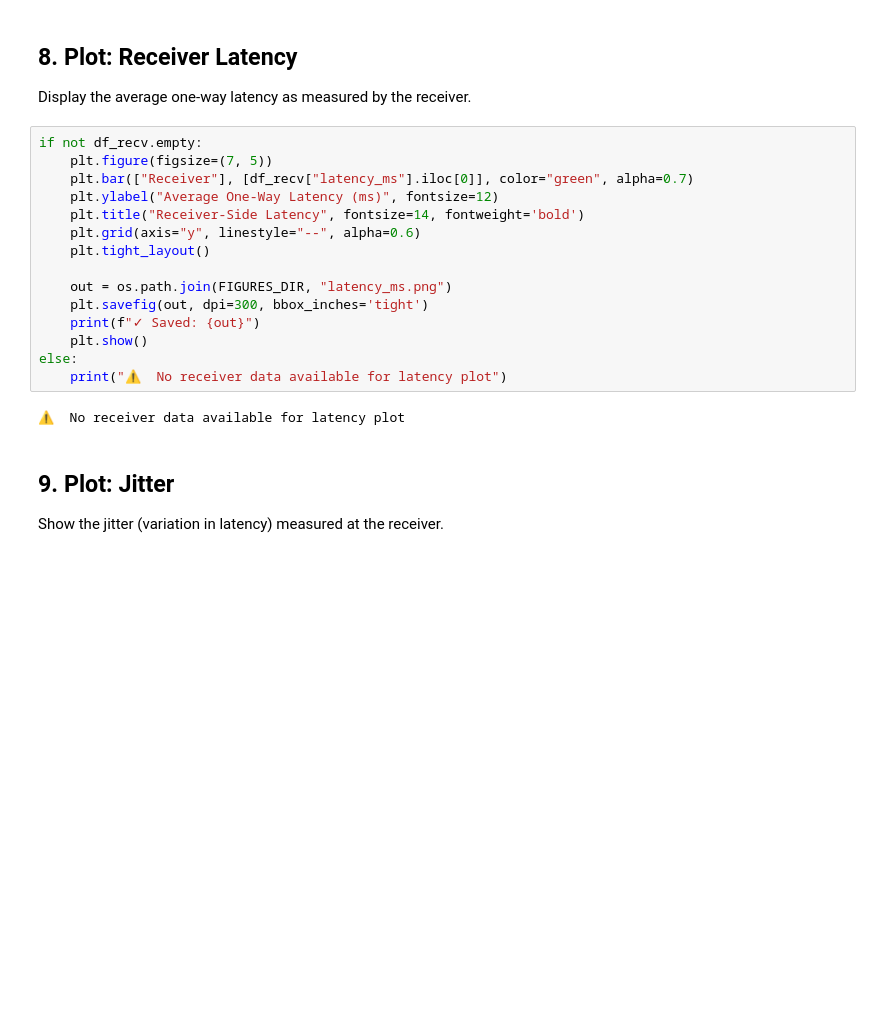
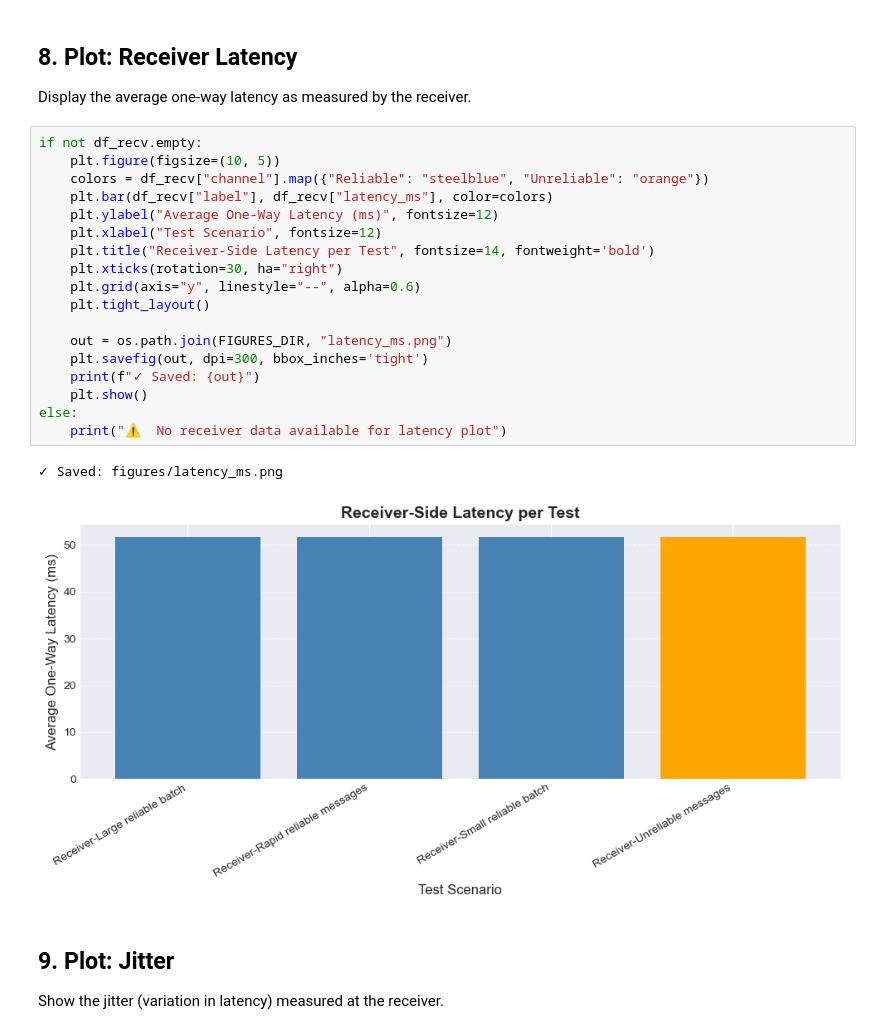
Before and after one commit to itstrueitstrueitsrealitsreal/AHTP, a Jupyter notebook: plot_metrics.ipynb, the cells around one changed output. Drawn from its saved outputs; the diff is of its cells as text; blank space fills up the shorter version.

```diff
--- a/plot_metrics.ipynb
+++ b/plot_metrics.ipynb
@@ -190,21 +212,25 @@ else:
 Display the average one-way latency as measured by the receiver.
 # %%
 if not df_recv.empty:
-    plt.figure(figsize=(7, 5))
-    plt.bar(["Receiver"], [df_recv["latency_ms"].iloc[0]], color="green", alpha=0.7)
+    plt.figure(figsize=(10, 5))
+    colors = df_recv["channel"].map({"Reliable": "steelblue", "Unreliable": "orange"})
+    plt.bar(df_recv["label"], df_recv["latency_ms"], color=colors)
     plt.ylabel("Average One-Way Latency (ms)", fontsize=12)
-    plt.title("Receiver-Side Latency", fontsize=14, fontweight='bold')
+    plt.xlabel("Test Scenario", fontsize=12)
+    plt.title("Receiver-Side Latency per Test", fontsize=14, fontweight='bold')
+    plt.xticks(rotation=30, ha="right")
     plt.grid(axis="y", linestyle="--", alpha=0.6)
     plt.tight_layout()
 
     out = os.path.join(FIGURES_DIR, "latency_ms.png")
     plt.savefig(out, dpi=300, bbox_inches='tight')
     print(f"✓ Saved: {out}")
     plt.show()
 else:
     print("⚠️  No receiver data available for latency plot")
 # %% [output]
-⚠️  No receiver data available for latency plot
+✓ Saved: figures/latency_ms.png
+[figure, added]
 # %% [markdown]
 ## 9. Plot: Jitter
 
```
Also changed, not shown: parts of 10 cells of this notebook, 9 other files.
